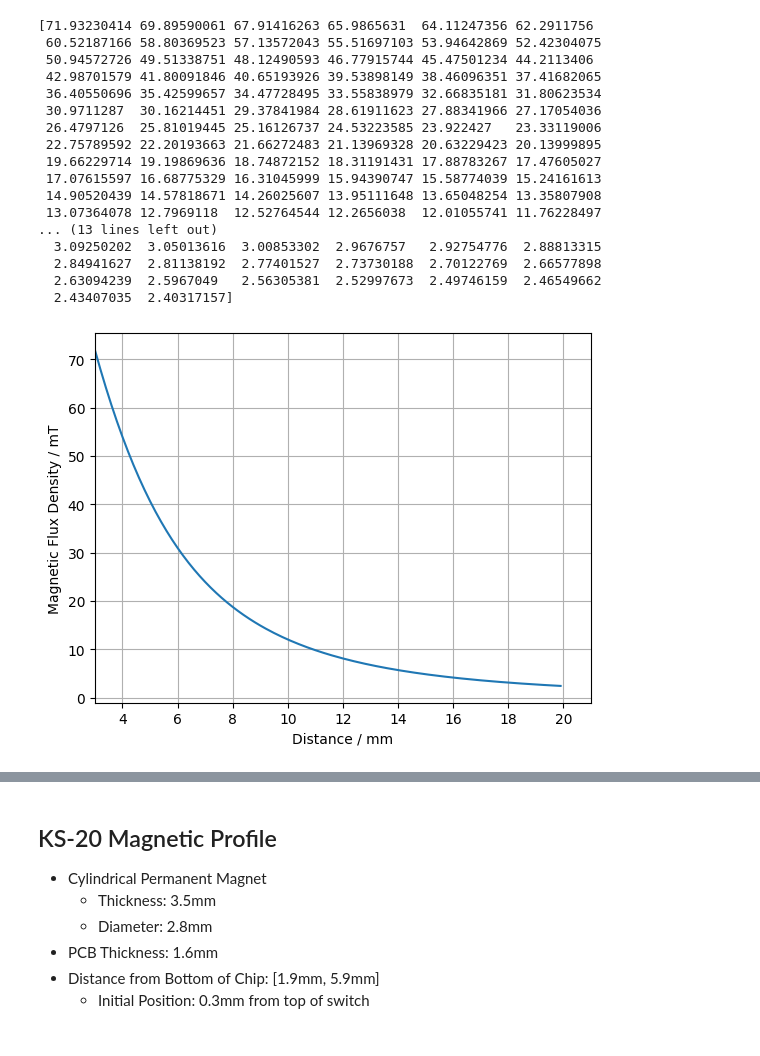
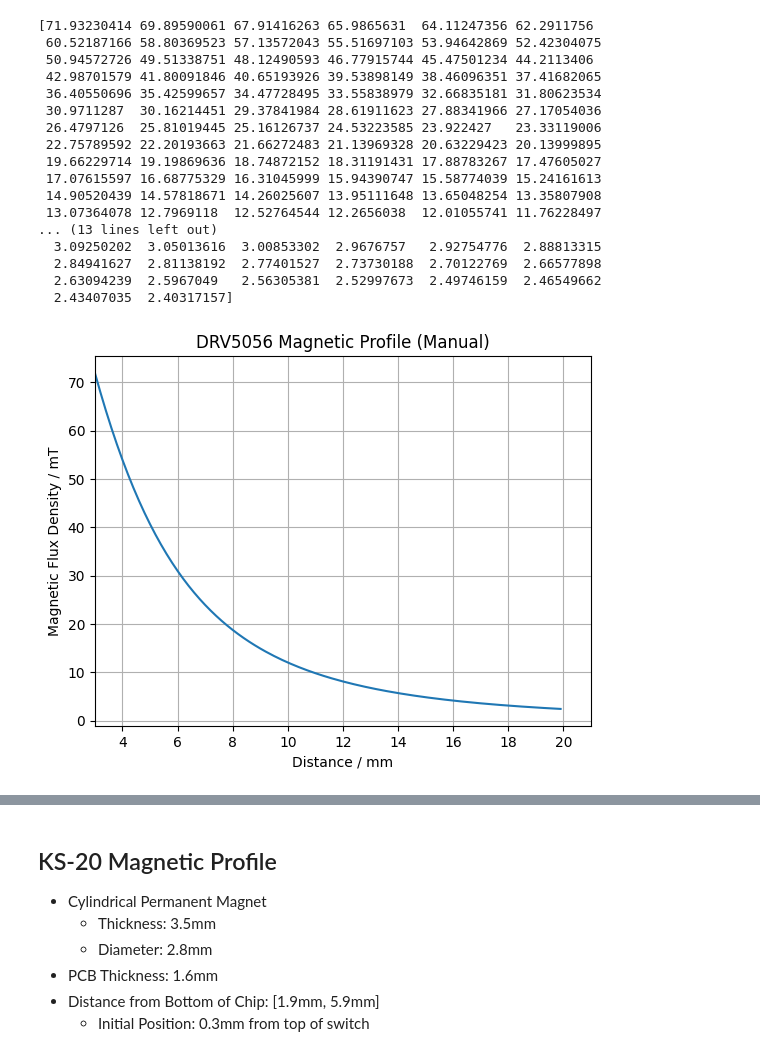
Before and after one commit to Ace4896/cloverpad-hardware, a Jupyter notebook: docs/notebooks/magnet-distance.ipynb, the cells around one changed output, grey strips where cells are left out. Drawn from its saved outputs; the diff is of its cells as text; code cells hidden in the pictures.

Commit message:
chore: add plot titles

```diff
--- a/docs/notebooks/magnet-distance.ipynb
+++ b/docs/notebooks/magnet-distance.ipynb
@@ -36,34 +36,35 @@ rhs = distances / rhs_denominator
 
 # Calculate the final magnetic profile
 magnetic_profile = residual * (lhs - rhs)
 
 print(magnetic_profile)
 
 plt.grid()
 plt.xlim(3.0, 21.0)
 plt.xlabel('Distance / mm')
 plt.ylabel('Magnetic Flux Density / mT')
 plt.plot(distances, magnetic_profile)
+plt.title('DRV5056 Magnetic Profile (Manual)')
 plt.show()
 # %% [output]
 [71.93230414 69.89590061 67.91416263 65.9865631  64.11247356 62.2911756
  60.52187166 58.80369523 57.13572043 55.51697103 53.94642869 52.42304075
  50.94572726 49.51338751 48.12490593 46.77915744 45.47501234 44.2113406
  42.98701579 41.80091846 40.65193926 39.53898149 38.46096351 37.41682065
  36.40550696 35.42599657 34.47728495 33.55838979 32.66835181 31.80623534
  30.9711287  30.16214451 29.37841984 28.61911623 27.88341966 27.17054036
  26.4797126  25.81019445 25.16126737 24.53223585 23.922427   23.33119006
  22.75789592 22.20193663 21.66272483 21.13969328 20.63229423 20.13999895
  19.66229714 19.19869636 18.74872152 18.31191431 17.88783267 17.47605027
  17.07615597 16.68775329 16.31045999 15.94390747 15.58774039 15.24161613
  14.90520439 14.57818671 14.26025607 13.95111648 13.65048254 13.35807908
  13.07364078 12.7969118  12.52764544 12.2656038  12.01055741 11.76228497
 ... (13 lines left out)
   3.09250202  3.05013616  3.00853302  2.9676757   2.92754776  2.88813315
   2.84941627  2.81138192  2.77401527  2.73730188  2.70122769  2.66577898
   2.63094239  2.5967049   2.56305381  2.52997673  2.49746159  2.46549662
   2.43407035  2.40317157]
-[figure, old version]
+[figure, new version]
 # %%
 # Convert this into a re-usable function
 def get_cylindrical_magnetic_profile(residual, thickness, diameter, distances):
```
Also changed, not shown: parts of 9 cells of this notebook.
